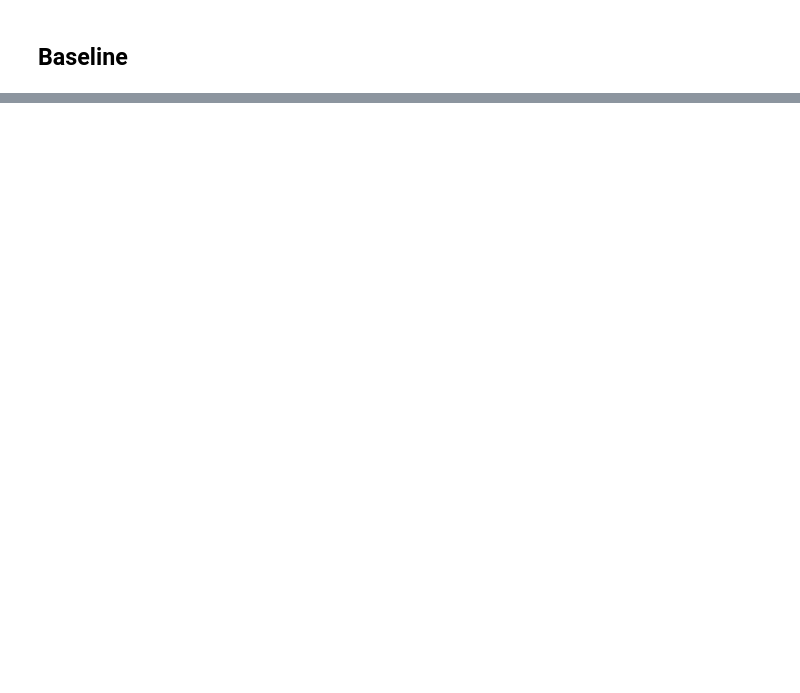
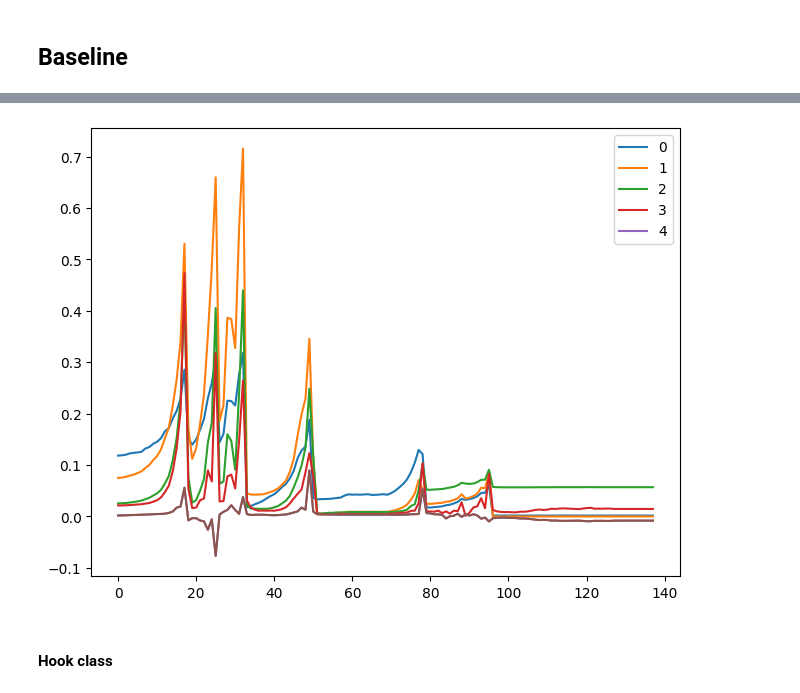
Before and after one commit to mtm-007/Deep-Learing-from-the-foundation-and-GEN_AI, a Jupyter notebook: hooks.ipynb, the cells around one changed output, grey strips where cells are left out. Saved outputs shown, nothing was run; the diff lists cells and outputs as text; code cells hidden in the pictures; blank space fills up the shorter version.

```diff
--- a/hooks.ipynb
+++ b/hooks.ipynb
@@ -81,0 +170,7 @@ learn = fit(nn.Sequential(*cnn_layers()))
+# %%
+for o in model.act_mean:plt.plot(o)
+plt.legend(range(5));
+# %% [output]
+[figure, added]
+# %% [markdown]
+#### Hook class
```
Also changed, not shown: parts of 20 cells of this notebook, 2 other files.
